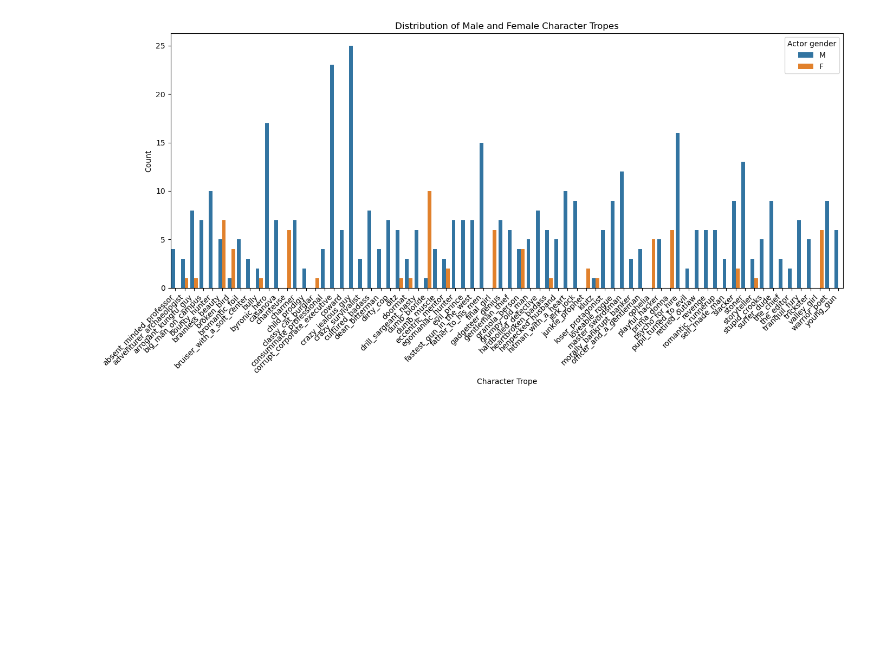
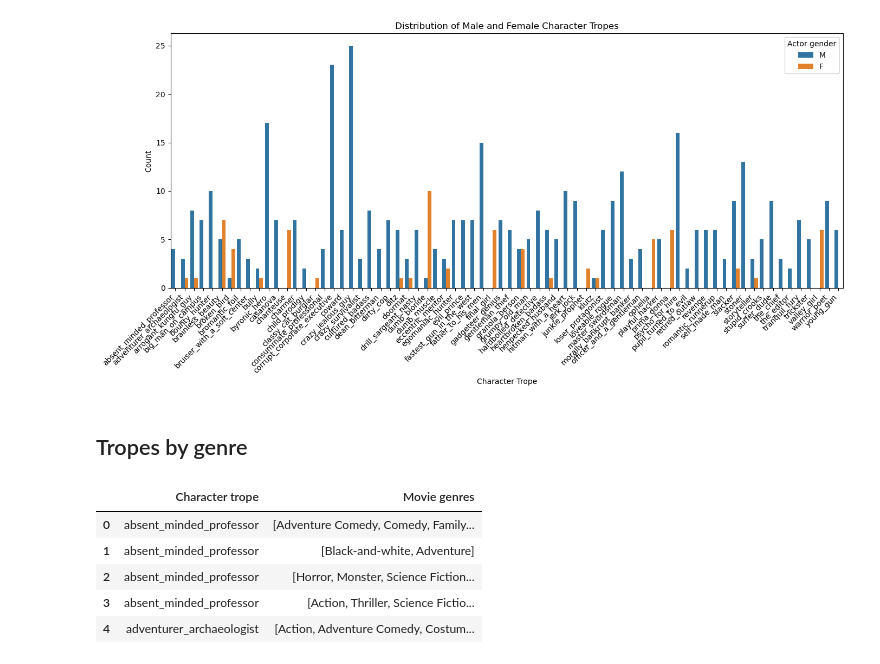
Before and after one commit to epfl-ada/ada-2024-project-data_brigada, a Jupyter notebook: src/scripts/tropes_analysis.ipynb, the cells around one changed output. Saved outputs shown, nothing was run; the diff lists cells and outputs as text; code cells hidden in the pictures; blank space fills up the shorter version.

```diff
--- a/src/scripts/tropes_analysis.ipynb
+++ b/src/scripts/tropes_analysis.ipynb
@@ -10,16 +7,16 @@ Intel MKL WARNING: Support of Intel(R) Streaming SIMD Extensions 4.2 (Intel(R) S
 ## Load the data
 # %%
 # Load the movie metadata
-movie_metadata = pd.read_csv('../../data/MovieSummaries/movie.metadata.tsv', sep='\t')
+movie_metadata = pd.read_csv('/Users/nhatanhdao/Documents/EPFL/MA1/ada/Project/MovieSummaries/movie.metadata.tsv', sep='\t')
 movie_metadata.columns = ['Wikipedia movie ID', 'Freebase movie ID', 'Movie name', 'Movie release date', 'Movie box office revenue', 'Movie runtime', 'Movie languages', 'Movie countries', 'Movie genres']
 
 # Load the character metadata
-character_metadata = pd.read_csv('../../MovieSummaries/character.metadata.tsv', sep='\t')
+character_metadata = pd.read_csv('/Users/nhatanhdao/Documents/EPFL/MA1/ada/Project/MovieSummaries/character.metadata.tsv', sep='\t')
 character_metadata.columns = ['Wikipedia movie ID', 'Freebase movie ID', 'Movie release date', 'Character name', 'Actor date of birth', 'Actor gender', 'Actor height (in meters)',
                               'Actor ethnicity', 'Actor name', 'Actor age at movie release', 'Freebase character/actor map ID', 'Freebase character ID', 'Freebase actor ID']
 
 # Load the tv tropes data
-tv_tropes = pd.read_csv('../../MovieSummaries/tvtropes.clusters.txt', sep='\t')
+tv_tropes = pd.read_csv('/Users/nhatanhdao/Documents/EPFL/MA1/ada/Project/MovieSummaries/tvtropes.clusters.txt', sep='\t')
 tv_tropes.columns = ['Character trope', 'Movie information']
 # %% [markdown]
 ## Character tropes exploration
@@ -162,3 +159,41 @@ plt.tight_layout()
 plt.show()
 # %% [output]
 [figure]
+# %% [markdown]
+## Tropes by genre
+# %%
+# Get the movie genre for each recorded character
+tropes_by_genre = pd.DataFrame(tv_tropes['Character trope'])
+movie_genre = []
+for movie_info in tv_tropes['Movie information']:
+    movie_info = ast.literal_eval(movie_info)
+    movie_name = movie_info['movie']
+    if movie_metadata[movie_metadata['Movie name'] == movie_name].empty:
+        gender = None
+    else:
+        genre = movie_metadata[movie_metadata['Movie name'] == movie_name]['Movie genres'].values[0]
+    movie_genre.append(genre)
+
+tropes_by_genre.insert(1, "Movie genres", movie_genre)
+# %%
+def clean_genre(genre_string):
+        if pd.isna(genre_string):
+            return []
+        # Remove common special characters and split on commas
+        cleaned = (genre_string.replace('{', '')
+                             .replace('}', '')
+                             .replace('"', ''))
+        genres = [g.split(':')[-1].strip() for g in cleaned.split(',')]
+        # Remove empty strings and duplicates
+        return list(set(genre for genre in genres if genre))
+
+# Apply genre cleaning
+tropes_by_genre['Movie genres'] = tropes_by_genre['Movie genres'].apply(clean_genre)
+tropes_by_genre.head()
+# %% [output]
+|  | Character trope | Movie genres |
+| 0 | absent_minded_professor | [Adventure Comedy, Comedy, Family... |
+| 1 | absent_minded_professor | [Black-and-white, Adventure] |
+| 2 | absent_minded_professor | [Horror, Monster, Science Fiction... |
+| 3 | absent_minded_professor | [Action, Thriller, Science Fictio... |
+| 4 | adventurer_archaeologist | [Action, Adventure Comedy, Costum... |
```
Also changed, not shown: parts of 2 cells of this notebook, 1 other file.
